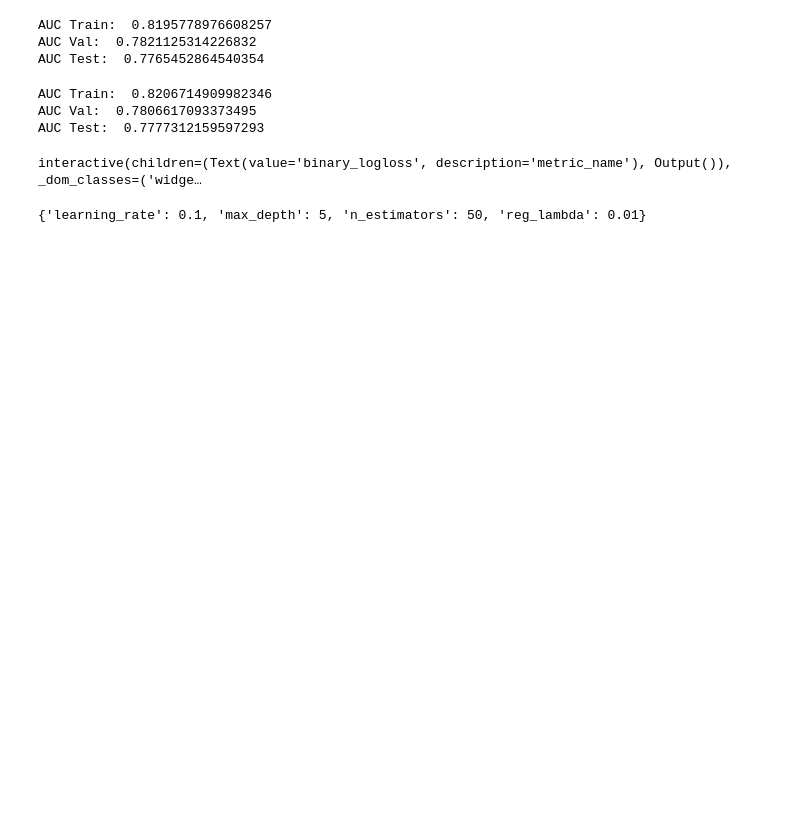
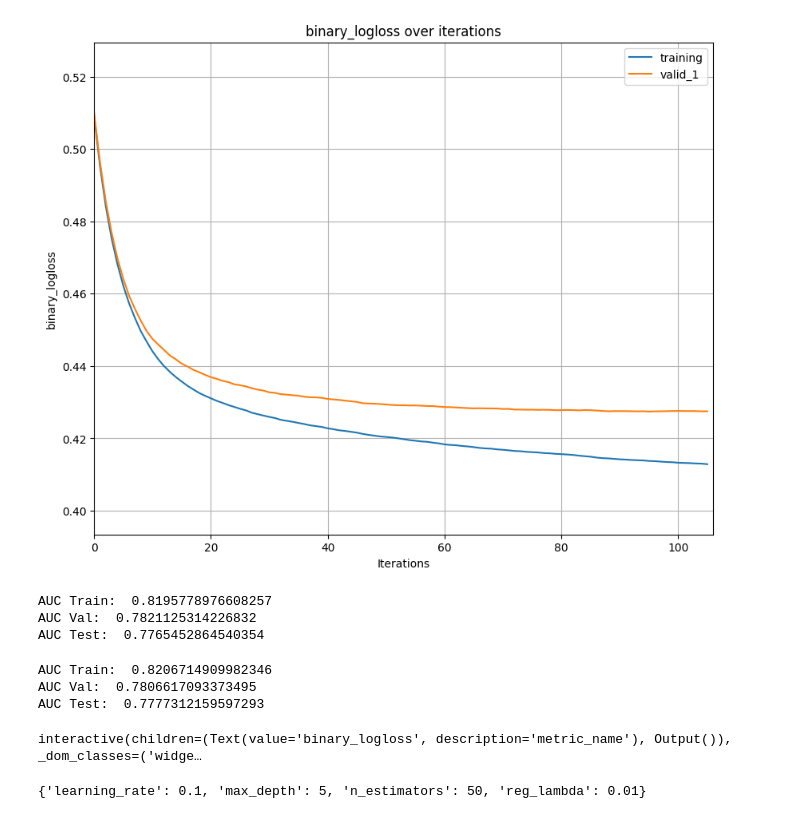
Before and after one commit to ghidoni/ml_utils, a Jupyter notebook: testing.ipynb, the cells around one changed output. Drawn from its saved outputs; the diff is of its cells as text; code cells hidden in the pictures; blank space fills up the shorter version.

```diff
--- a/testing.ipynb
+++ b/testing.ipynb
@@ -18,5 +11,10 @@ df.head()
+# %%
+import mlflow
+mlflow.set_tracking_uri("sqlite:///mlflow.db")
 # %%
-X, y = df.drop(["ID","TARGET"], axis=1), df["TARGET"]
-X_temp, X_test, y_temp, y_test = train_test_split(X, y, test_size=0.1, random_state=8,stratify=y)
-X_train, X_val, y_train, y_val = train_test_split(X_temp, y_temp, test_size=0.15, random_state=8,stratify=y_temp)
-print(X_train.shape, X_val.shape, X_test.shape)
+def read_data_split_train(file):
+    df = pd.read_csv("data.csv", sep=';')
+    X, y = df.drop(["ID","TARGET"], axis=1), df["TARGET"]
+    X_temp, X_test, y_temp, y_test = train_test_split(X, y, test_size=0.1, random_state=8,stratify=y)
+    X_train, X_val, y_train, y_val = train_test_split(X_temp, y_temp, test_size=0.15, random_state=8,stratify=y_temp)
+    return X_train, X_val, X_test, y_train, y_val, y_test
@@ -25,3 +21,5 @@ print(X_train.shape, X_val.shape, X_test.shape)
+# %%
+X_train, X_val, X_test, y_train, y_val, y_test = read_data_split_train("data.csv")
 # %%
 clf = lgb.LGBMClassifier(random_state=8, importance_type="gain")
 folds = KFold(n_splits=5, shuffle=True, random_state=8)
@@ -27,0 +36,5 @@ folds = KFold(n_splits=5, shuffle=True, random_state=8)
+# %%
+opt = OptunaSearchCV(clf, param_distributions={"max_depth": optuna.distributions.IntDistribution(2, 4),
+                                               "learning_rate": optuna.distributions.FloatDistribution(high=0.1, log=True, low=0.001),},
+                                               n_trials=10, verbose=1, random_state=8, n_jobs=-1, cv=folds, scoring="roc_auc", return_train_score=True)
+opt.fit(X_train, y_train)
@@ -67,3 +121,11 @@ GridSearchCV(cv=<generator object _BaseKFold.split at 0x...>,
+# %%
+def plot_metric(metric="binary_logloss"):
+        ax = lgb.plot_metric(eval_results, metric=metric, figsize=(10, 8))
+        ax.set_title(f"{metric} over iterations")
+        plt.show()
+plot_metric()
+# %% [output]
+[figure, added]
 # %%
 print("AUC Train: ", roc_auc_score(y_train, search.predict_proba(X_train)[:, 1]))
 print("AUC Val: ", roc_auc_score(y_val, search.predict_proba(X_val)[:, 1]))
```
Also changed, not shown: parts of 16 cells of this notebook, 7 other files.
